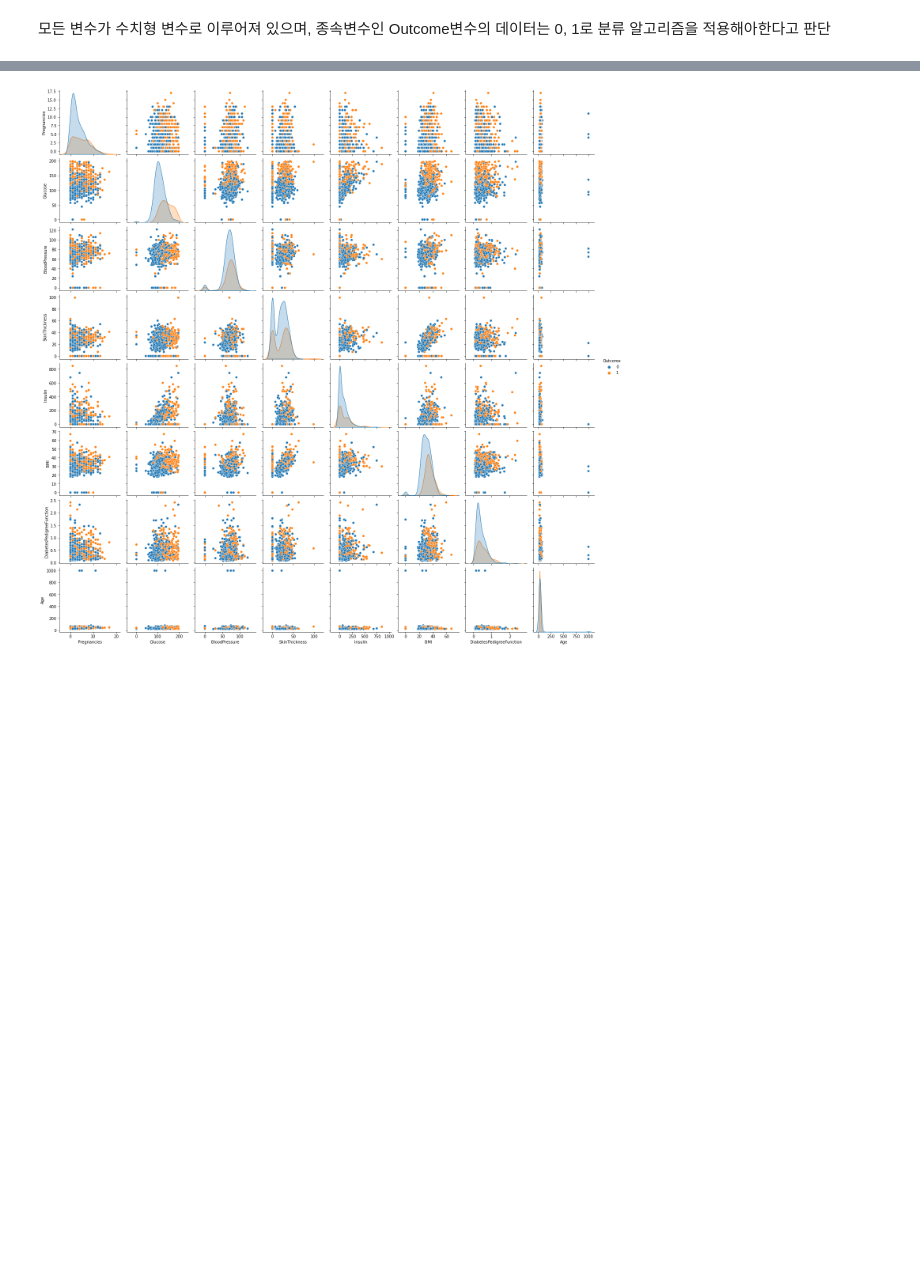
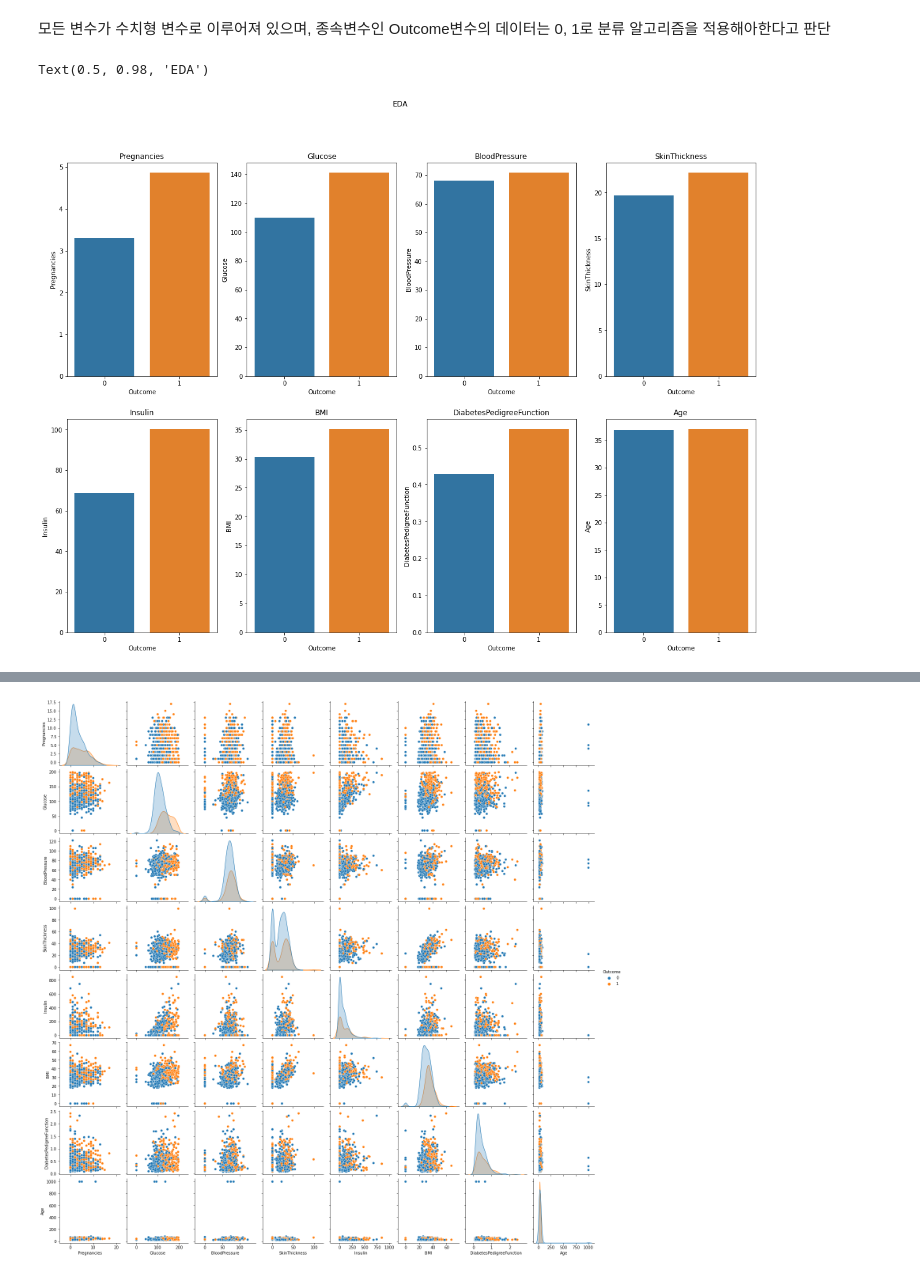
Before and after one commit to suhyehye/ADP-study, a Jupyter notebook: 파이썬한권으로끝내기/모의고사/2회/2-1.머신러닝.ipynb, the cells around one changed output, grey strips where cells are left out. Saved outputs shown, nothing was run; the diff lists cells and outputs as text; code cells hidden in the pictures; blank space fills up the shorter version.

```diff
--- a/파이썬한권으로끝내기/모의고사/2회/2-1.머신러닝.ipynb
+++ b/파이썬한권으로끝내기/모의고사/2회/2-1.머신러닝.ipynb
@@ -34,3 +34,6 @@ Data columns (total 9 columns):
  8   Outcome                   768 non-null    int64
 dtypes: float64(2), int64(7)
 memory usage: 54.1 KB
+# %%
+diabetes = data.groupby(['Outcome']).mean()
+diabetes
@@ -42,3 +50,20 @@ data['Outcome'].value_counts()
 Name: Outcome, dtype: int64
 # %% [markdown]
 모든 변수가 수치형 변수로 이루어져 있으며, 종속변수인 Outcome변수의 데이터는 0, 1로 분류 알고리즘을 적용해아한다고 판단
+# %%
+fig, axes = plt.subplots(2,4,figsize=(20,14))
+
+for i in range(4):
+    sns.barplot(diabetes.index, diabetes.iloc[:,i],
+                ax = axes[0][i])
+    axes[0][i].set_title(diabetes.columns[i])
+
+
+for i in range(4):
+    sns.barplot(diabetes.index, diabetes.iloc[:,i+4], ax = axes[1][i])
+    axes[1][i].set_title(diabetes.columns[i+4])
+
+plt.suptitle('EDA')
+# %% [output]
+Text(0.5, 0.98, 'EDA')
+[figure, added]
```
Also changed, not shown: parts of 39 cells of this notebook, 1 other file.
